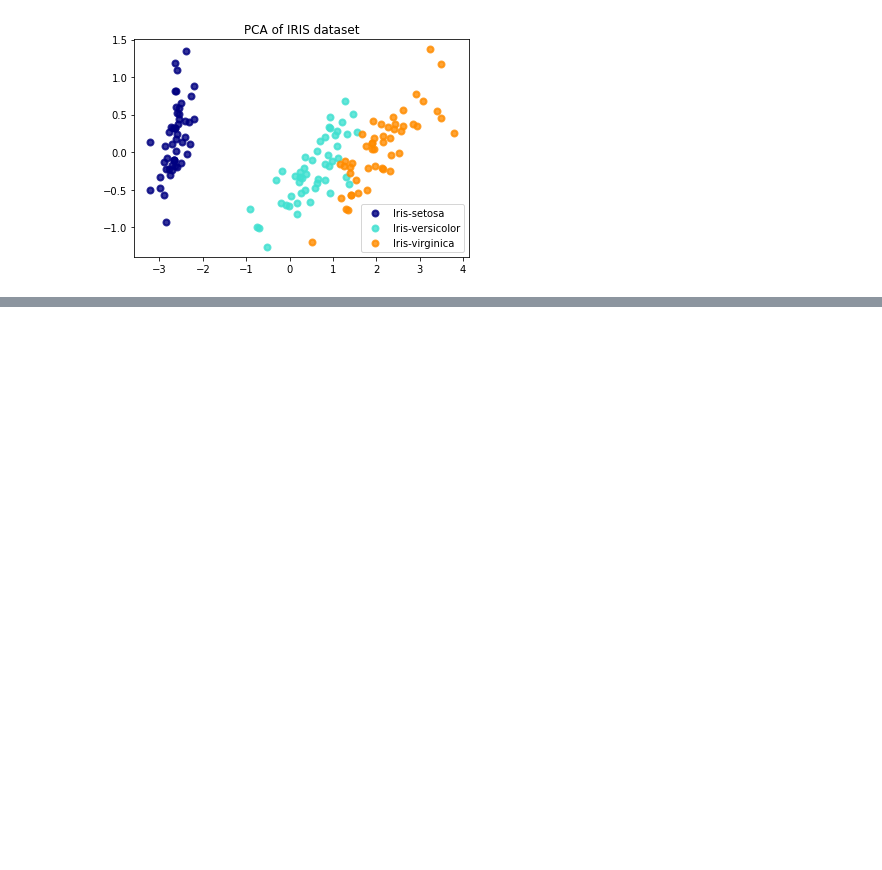
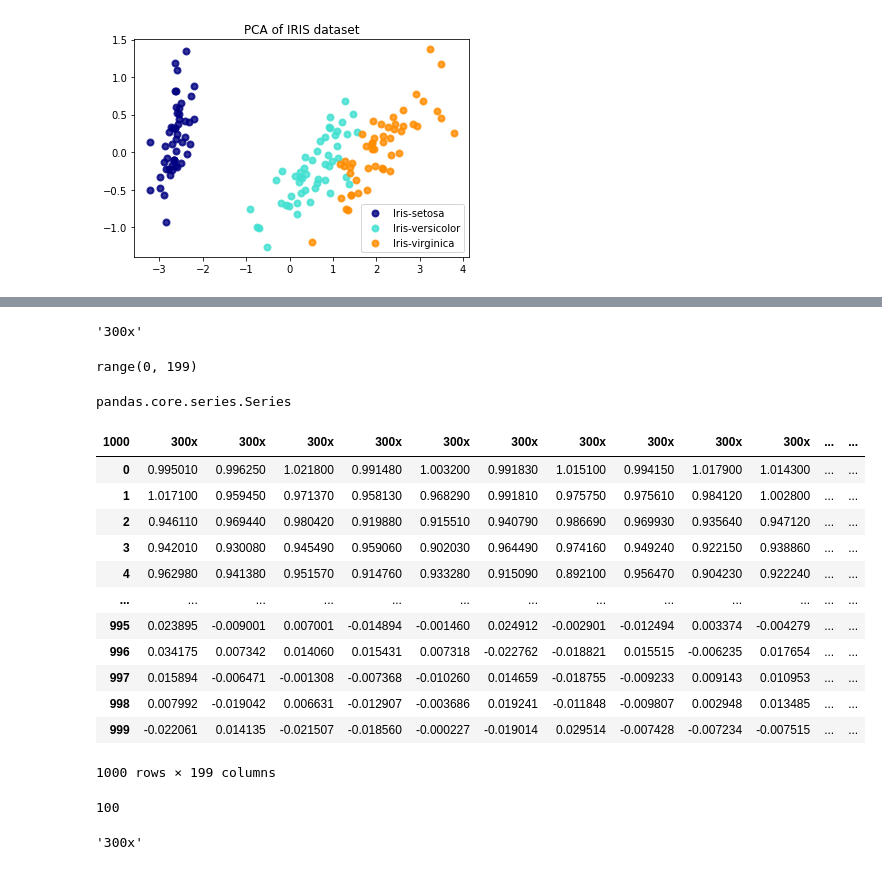
Before and after one commit to larissamazzero/RMN, a Jupyter notebook: pca.ipynb, the cells around one changed output, grey strips where cells are left out. Drawn from its saved outputs; the diff is of its cells as text; code cells hidden in the pictures; blank space fills up the shorter version.

```diff
--- a/pca.ipynb
+++ b/pca.ipynb
@@ -195,3 +238,5 @@ df = pd.read_table("/content/sample_data/x_300_900.dat", sep="\t")
+# %%
+df = pd.concat([df_X, df_y], axis=1)
 # %%
 import numpy as np
 #numpy = array
@@ -213,0 +265,3 @@ arr1_transpose.shape
+# %%
+#Transformando de array para pandas
+new_df = pd.DataFrame(arr1_transpose)
@@ -213,0 +293,35 @@ arr1_transpose.shape
+# %%
+format = {"300.0":"300x", "900.0":"900x"}
+
+serie = new_df.iloc[-1]
+header = serie.astype(str).map(format)
+# %%
+header[0]
+# %% [output]
+'300x'
+# %%
+range(len(header))
+# %% [output]
+range(0, 199)
+# %%
+type(header)
+# %% [output]
+pandas.core.series.Series
+# %%
+df2 = pd.DataFrame(new_df.values[0:1000,:], columns=header)
+# %%
+df2
+# %% [output]
+| 1000 | 300x | 300x | 300x | 300x | 300x | 300x | 300x | 300x | 300x | 300x | ... | ... |
+| 0 | 0.995010 | 0.996250 | 1.021800 | 0.991480 | 1.003200 | 0.991830 | 1.015100 | 0.994150 | 1.017900 | 1.014300 | ... | ... |
+| 1 | 1.017100 | 0.959450 | 0.971370 | 0.958130 | 0.968290 | 0.991810 | 0.975750 | 0.975610 | 0.984120 | 1.002800 | ... | ... |
+| 2 | 0.946110 | 0.969440 | 0.980420 | 0.919880 | 0.915510 | 0.940790 | 0.986690 | 0.969930 | 0.935640 | 0.947120 | ... | ... |
+| 3 | 0.942010 | 0.930080 | 0.945490 | 0.959060 | 0.902030 | 0.964490 | 0.974160 | 0.949240 | 0.922150 | 0.938860 | ... | ... |
+| 4 | 0.962980 | 0.941380 | 0.951570 | 0.914760 | 0.933280 | 0.915090 | 0.892100 | 0.956470 | 0.904230 | 0.922240 | ... | ... |
+| ... | ... | ... | ... | ... | ... | ... | ... | ... | ... | ... | ... | ... |
+| 995 | 0.023895 | -0.009001 | 0.007001 | -0.014894 | -0.001460 | 0.024912 | -0.002901 | -0.012494 | 0.003374 | -0.004279 | ... | ... |
+| 996 | 0.034175 | 0.007342 | 0.014060 | 0.015431 | 0.007318 | -0.022762 | -0.018821 | 0.015515 | -0.006235 | 0.017654 | ... | ... |
+| 997 | 0.015894 | -0.006471 | -0.001308 | -0.007368 | -0.010260 | 0.014659 | -0.018755 | -0.009233 | 0.009143 | 0.010953 | ... | ... |
+| 998 | 0.007992 | -0.019042 | 0.006631 | -0.012907 | -0.003686 | 0.019241 | -0.011848 | -0.009807 | 0.002948 | 0.013485 | ... | ... |
+| 999 | -0.022061 | 0.014135 | -0.021507 | -0.018560 | -0.000227 | -0.019014 | 0.029514 | -0.007428 | -0.007234 | -0.007515 | ... | ... |
+1000 rows × 199 columns
@@ -213,0 +345,8 @@ arr1_transpose.shape
+# %%
+new_name.count("900x")
+# %% [output]
+100
+# %%
+new_name[1]
+# %% [output]
+'300x'
```
Also changed, not shown: parts of 15 cells of this notebook.
